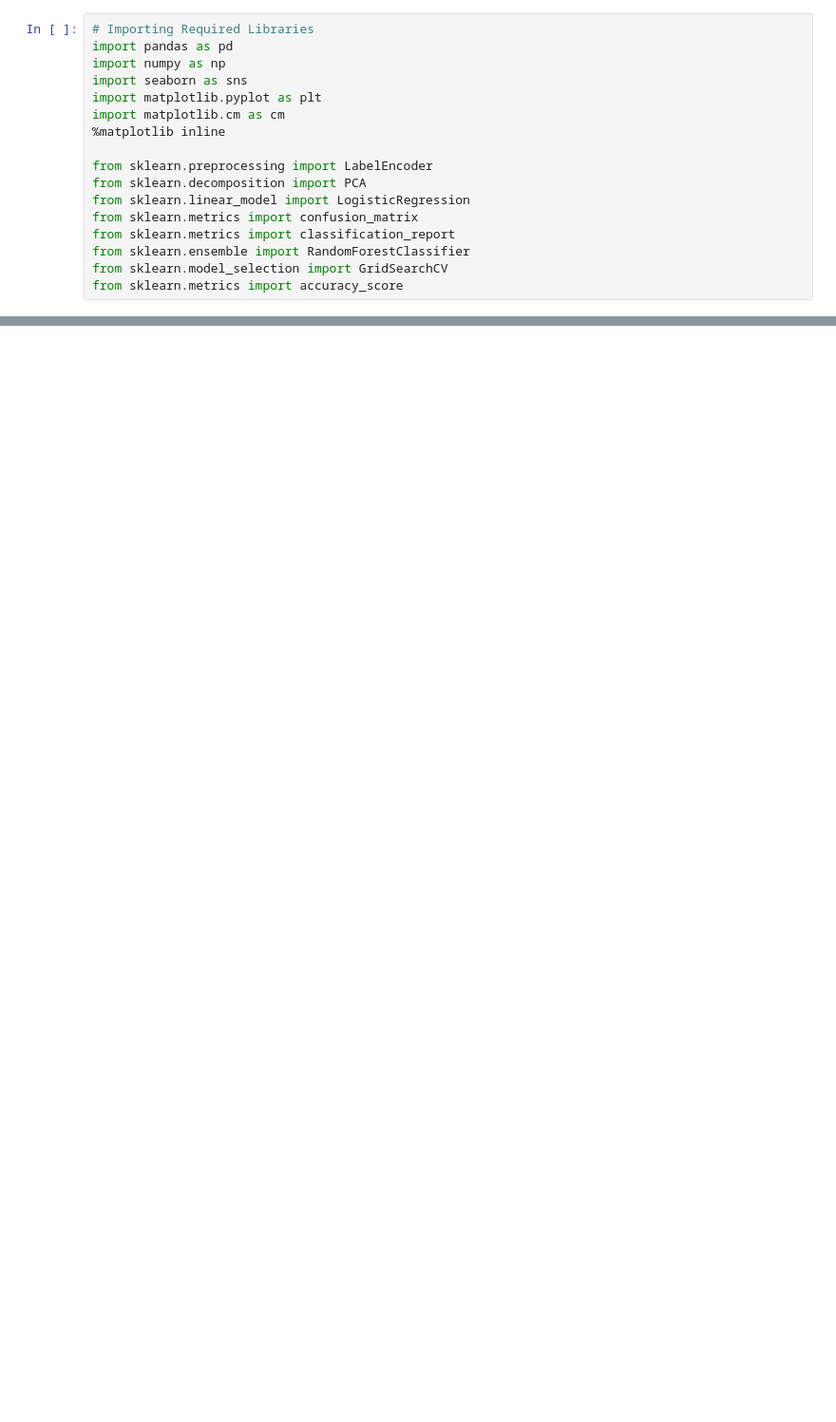
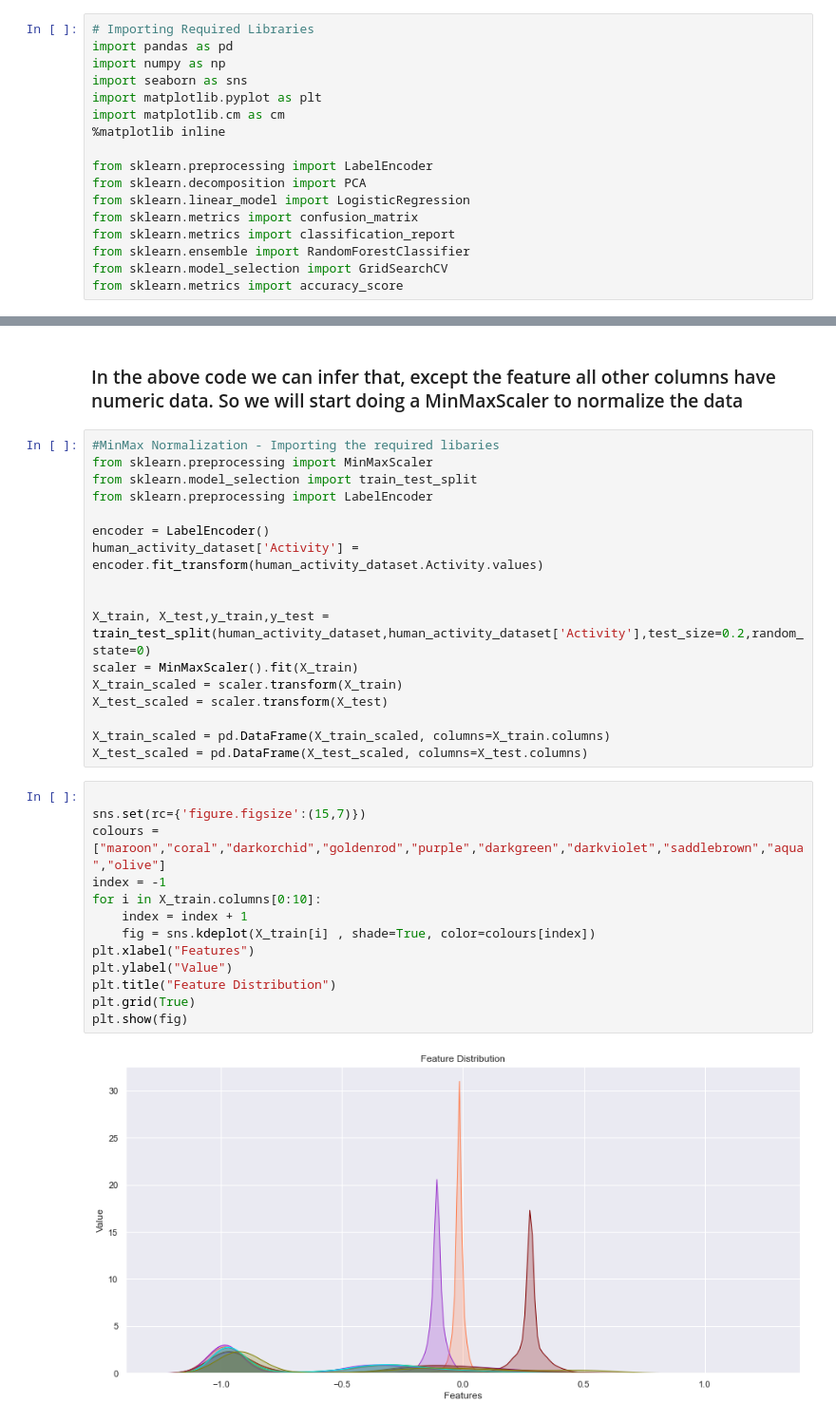
Before and after one commit to SraavanChevireddy/HumanActivityPrediction, a Jupyter notebook: HumanActivity.ipynb, the cells around one changed output, grey strips where cells are left out. Shown at 95% size. Drawn from its saved outputs; the diff is of its cells as text; blank space fills up the shorter version.

Commit message:
Completed model building

```diff
--- a/HumanActivity.ipynb
+++ b/HumanActivity.ipynb
@@ -74,0 +72,34 @@ False
+# %% [markdown]
+### In the above code we can infer that, except the feature all other columns have numeric data. So we will start doing a MinMaxScaler to normalize the data
+# %%
+#MinMax Normalization - Importing the required libaries
+from sklearn.preprocessing import MinMaxScaler
+from sklearn.model_selection import train_test_split
+from sklearn.preprocessing import LabelEncoder
+
+encoder = LabelEncoder()
+human_activity_dataset['Activity'] = encoder.fit_transform(human_activity_dataset.Activity.values)
+
+
+X_train, X_test,y_train,y_test = train_test_split(human_activity_dataset,human_activity_dataset['Activity'],test_size=0.2,random_state=0)
+scaler = MinMaxScaler().fit(X_train)
+X_train_scaled = scaler.transform(X_train)
+X_test_scaled = scaler.transform(X_test)
+
+X_train_scaled = pd.DataFrame(X_train_scaled, columns=X_train.columns)
+X_test_scaled = pd.DataFrame(X_test_scaled, columns=X_test.columns)
+# %%
+
+sns.set(rc={'figure.figsize':(15,7)})
+colours = ["maroon","coral","darkorchid","goldenrod","purple","darkgreen","darkviolet","saddlebrown","aqua","olive"]
+index = -1
+for i in X_train.columns[0:10]:
+    index = index + 1
+    fig = sns.kdeplot(X_train[i] , shade=True, color=colours[index])
+plt.xlabel("Features")
+plt.ylabel("Value")
+plt.title("Feature Distribution")
+plt.grid(True)
+plt.show(fig)
+# %% [output]
+[figure, added]
```
Also changed, not shown: parts of 14 cells of this notebook.
